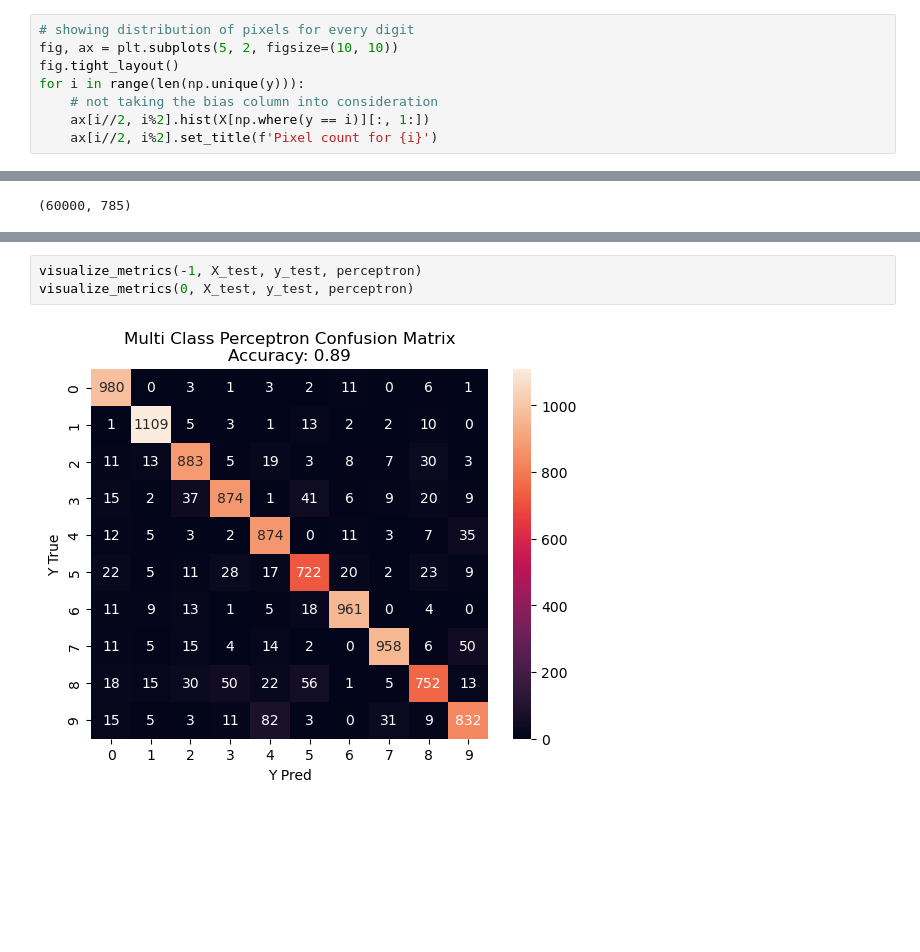
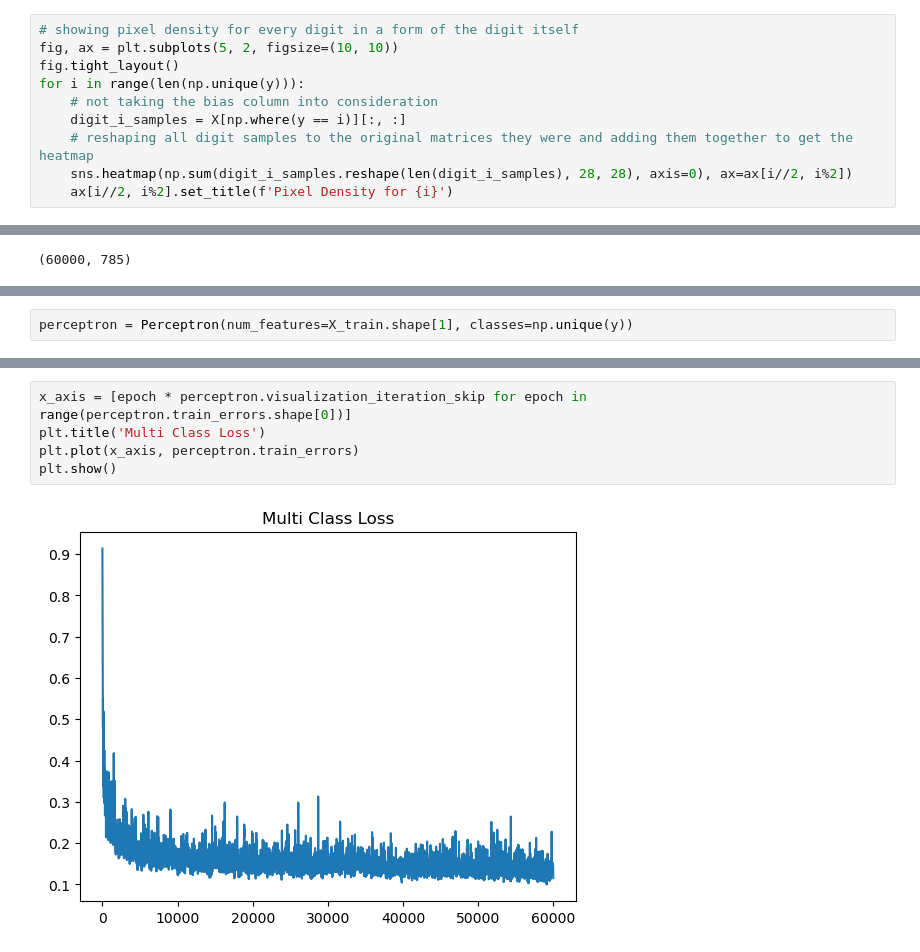
Before and after one commit to lazarovziv/intro-to-machine-learning, a Jupyter notebook: maman11/maman11.ipynb, the cells around one changed output, grey strips where cells are left out. Cells and saved outputs as stored; diff of their text form; blank space fills up the shorter version.

```diff
--- a/maman11/maman11.ipynb
+++ b/maman11/maman11.ipynb
@@ -73,9 +74,11 @@ import matplotlib.pyplot as plt
 # %%
-# showing distribution of pixels for every digit
+# showing pixel density for every digit in a form of the digit itself
 fig, ax = plt.subplots(5, 2, figsize=(10, 10))
 fig.tight_layout()
 for i in range(len(np.unique(y))):
     # not taking the bias column into consideration
-    ax[i//2, i%2].hist(X[np.where(y == i)][:, 1:])
-    ax[i//2, i%2].set_title(f'Pixel count for {i}')
+    digit_i_samples = X[np.where(y == i)][:, :]
+    # reshaping all digit samples to the original matrices they were and adding them together to get the heatmap
+    sns.heatmap(np.sum(digit_i_samples.reshape(len(digit_i_samples), 28, 28), axis=0), ax=ax[i//2, i%2])
+    ax[i//2, i%2].set_title(f'Pixel Density for {i}')
 # %% [output]
@@ -221 +232,3 @@ perceptron = Perceptron(num_features=X_train.shape[1], classes=np.unique(y), epo
+# %%
+perceptron = Perceptron(num_features=X_train.shape[1], classes=np.unique(y))
 # %%
@@ -293,5 +244,7 @@ def visualize_metrics(class_idx, X_test, y_test, perceptron):
 # %%
-visualize_metrics(-1, X_test, y_test, perceptron)
-visualize_metrics(0, X_test, y_test, perceptron)
+x_axis = [epoch * perceptron.visualization_iteration_skip for epoch in range(perceptron.train_errors.shape[0])]
+plt.title('Multi Class Loss')
+plt.plot(x_axis, perceptron.train_errors)
+plt.show()
 # %% [output]
-[figure, old version]
+[figure, new version]
```
Also changed, not shown: parts of 30 cells of this notebook, 3 other files.
